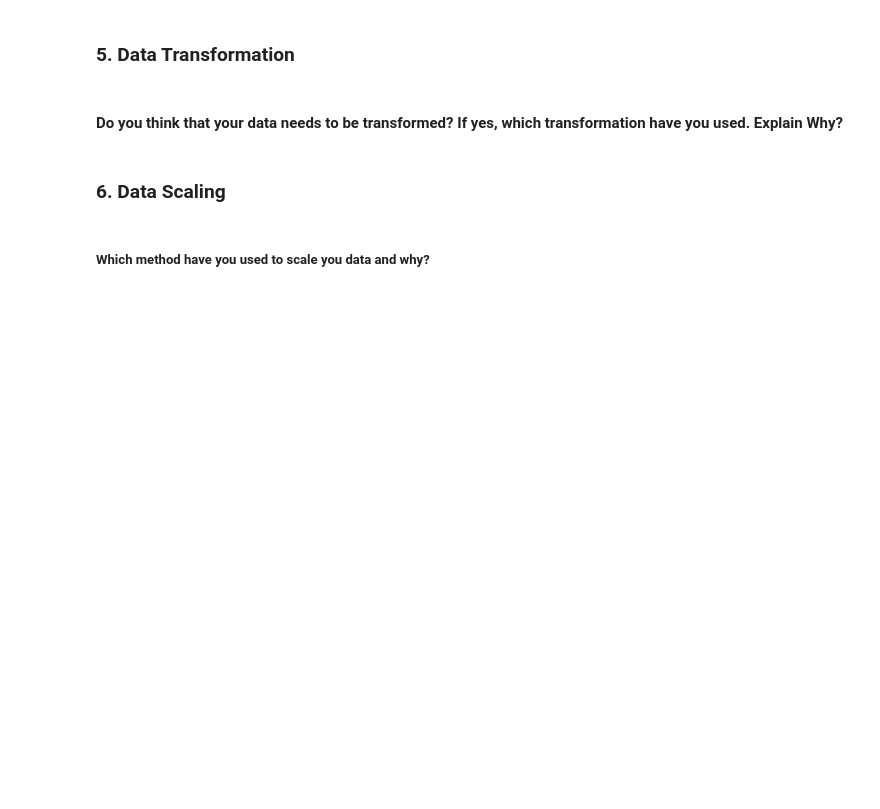
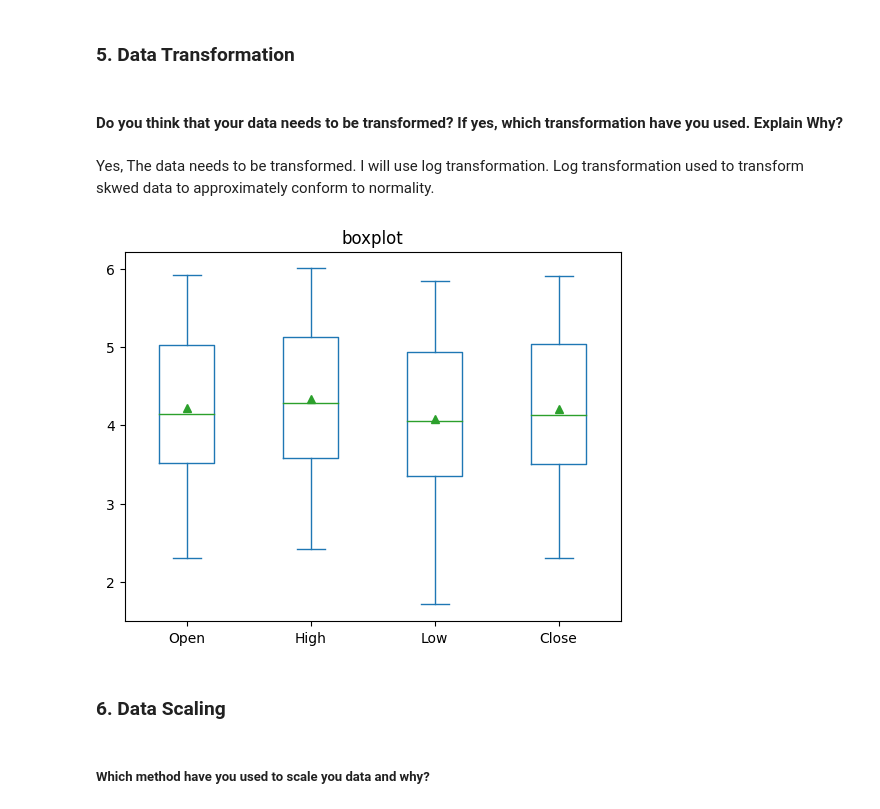
Before and after one commit to priyarane879/Yes_Bank_Stock_Prediction, a Jupyter notebook: Priya_Naik_Yes_bank_stock_prediction.ipynb, the cells around one changed output. Drawn from its saved outputs; the diff is of its cells as text; code cells hidden in the pictures; blank space fills up the shorter version.

```diff
--- a/Priya_Naik_Yes_bank_stock_prediction.ipynb
+++ b/Priya_Naik_Yes_bank_stock_prediction.ipynb
@@ -714,3 +867,18 @@ Answer Here.
+# %% [markdown]
+Yes, The data needs to be transformed. I will use log transformation. Log transformation used to transform skwed data to approximately conform to normality.
+# %%
+# Transform Your data
+#transforming data using log transformation
+dataset_yes_bank['Open'] = np.log(dataset_yes_bank['Open'])
+dataset_yes_bank['High'] = np.log(dataset_yes_bank['High'])
+dataset_yes_bank['Low'] = np.log(dataset_yes_bank['Low'])
+dataset_yes_bank['Close'] = np.log(dataset_yes_bank['Close'])
+# %%
+ax = dataset_yes_bank[['Open', 'High','Low','Close']].plot(kind='box', title='boxplot', showmeans=True)
+
+plt.show()
+# %% [output]
+[figure, added]
 # %% [markdown]
 ### 6. Data Scaling
 # %%
```
Also changed, not shown: parts of 82 cells of this notebook.
